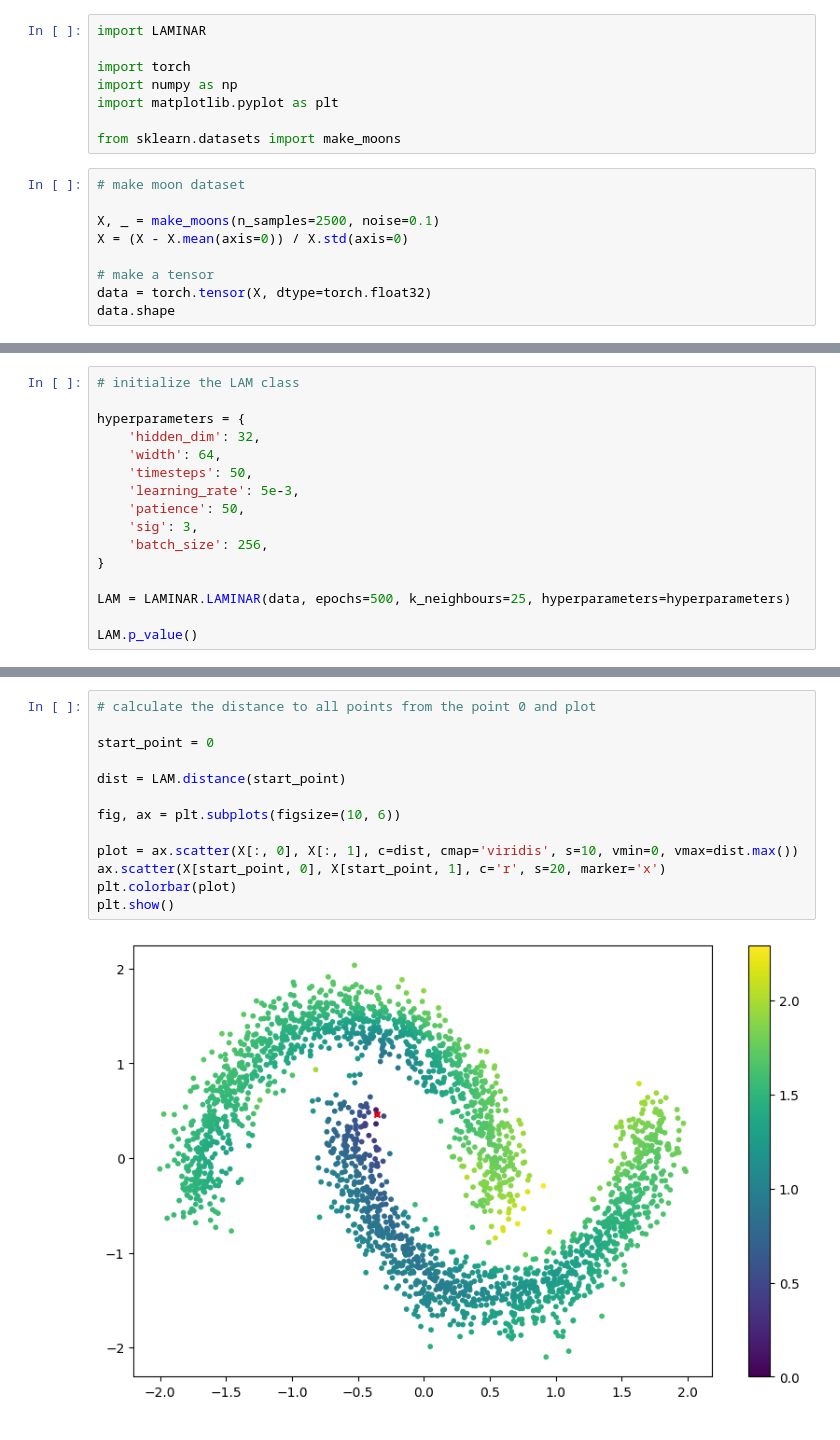
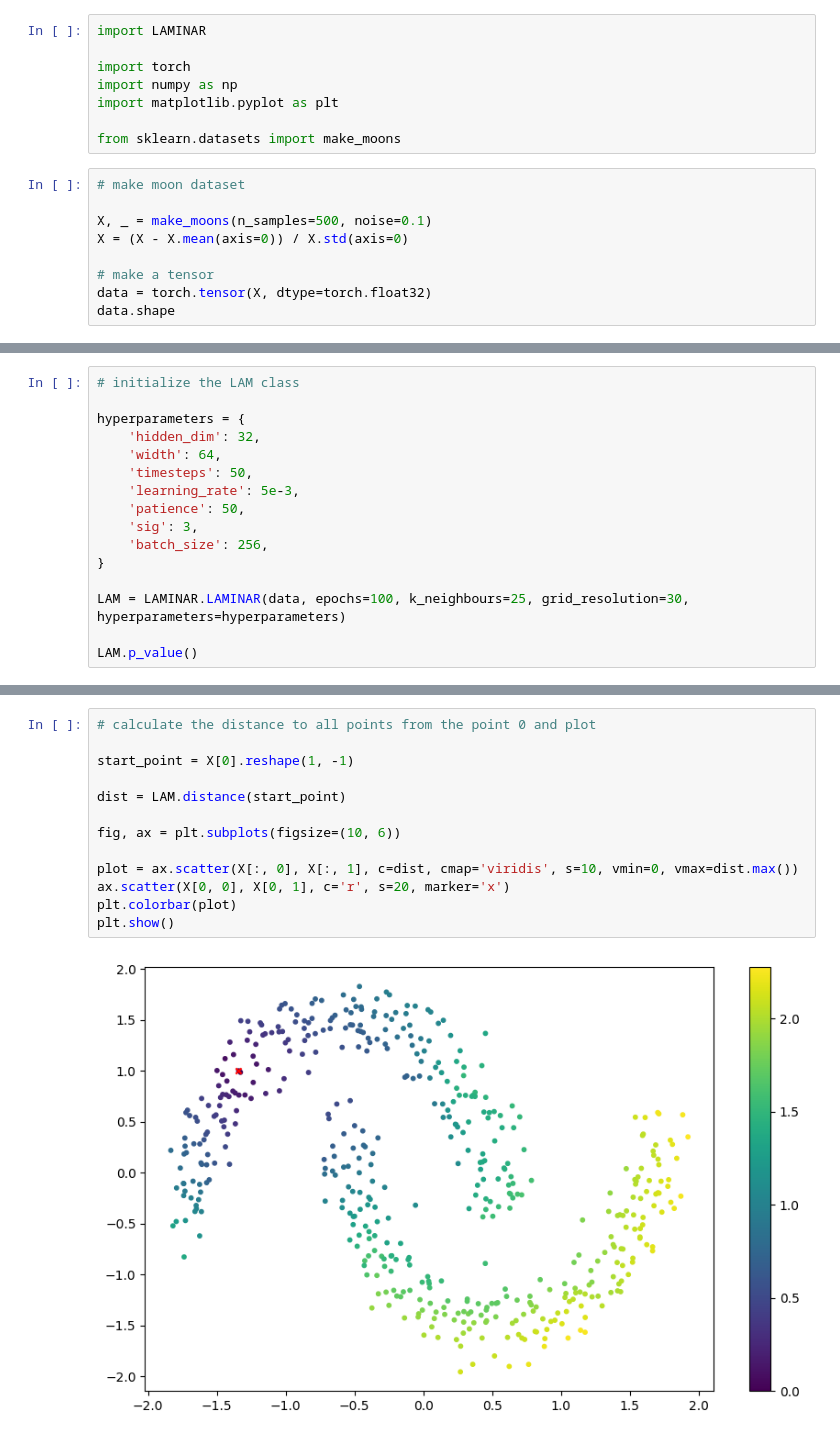
Before and after one commit to CKleiber/LAMINAR, a Jupyter notebook: notebooks/demo.ipynb, the cells around one changed output, grey strips where cells are left out. Saved outputs shown, nothing was run; the diff lists cells and outputs as text.

```diff
--- a/notebooks/demo.ipynb
+++ b/notebooks/demo.ipynb
@@ -11,7 +11,7 @@ from sklearn.datasets import make_moons
 # %%
 # make moon dataset
 
-X, _ = make_moons(n_samples=2500, noise=0.1)
+X, _ = make_moons(n_samples=500, noise=0.1)
 X = (X - X.mean(axis=0)) / X.std(axis=0)
 
 # make a tensor
@@ -38,7 +38,7 @@ hyperparameters = {
     'batch_size': 256,
 }
 
-LAM = LAMINAR.LAMINAR(data, epochs=500, k_neighbours=25, hyperparameters=hyperparameters)
+LAM = LAMINAR.LAMINAR(data, epochs=100, k_neighbours=25, grid_resolution=30, hyperparameters=hyperparameters)
 
 LAM.p_value()
 # %% [output]
@@ -93,15 +85,15 @@ plt.show()
 # %%
 # calculate the distance to all points from the point 0 and plot
 
-start_point = 0
+start_point = X[0].reshape(1, -1)
 
 dist = LAM.distance(start_point)
 
 fig, ax = plt.subplots(figsize=(10, 6))
 
 plot = ax.scatter(X[:, 0], X[:, 1], c=dist, cmap='viridis', s=10, vmin=0, vmax=dist.max())
-ax.scatter(X[start_point, 0], X[start_point, 1], c='r', s=20, marker='x')
+ax.scatter(X[0, 0], X[0, 1], c='r', s=20, marker='x')
 plt.colorbar(plot)
 plt.show()
 # %% [output]
-[figure, old version]
+[figure, new version]
```
Also changed, not shown: parts of 12 cells of this notebook, 2 other files.
